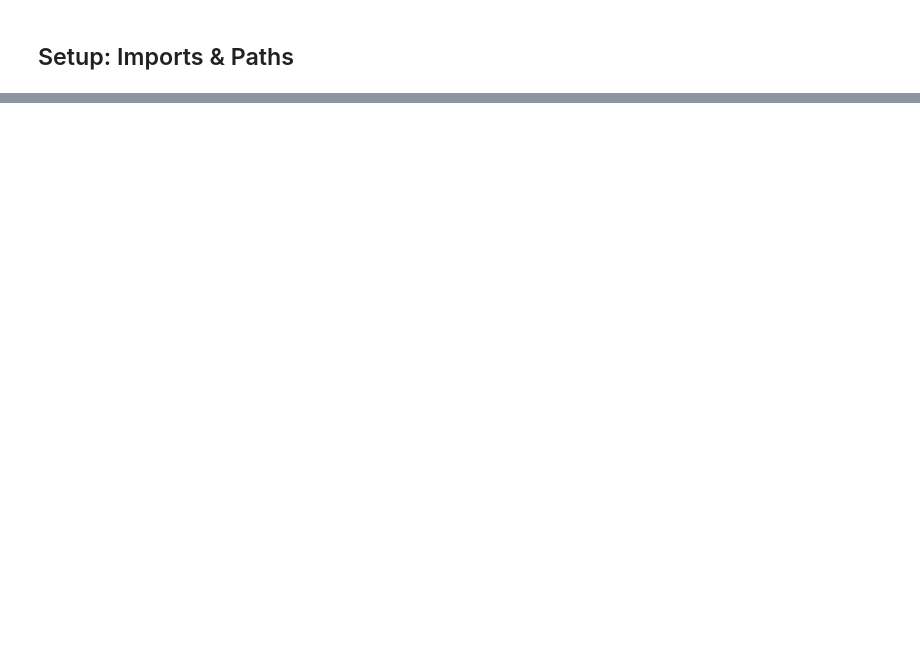
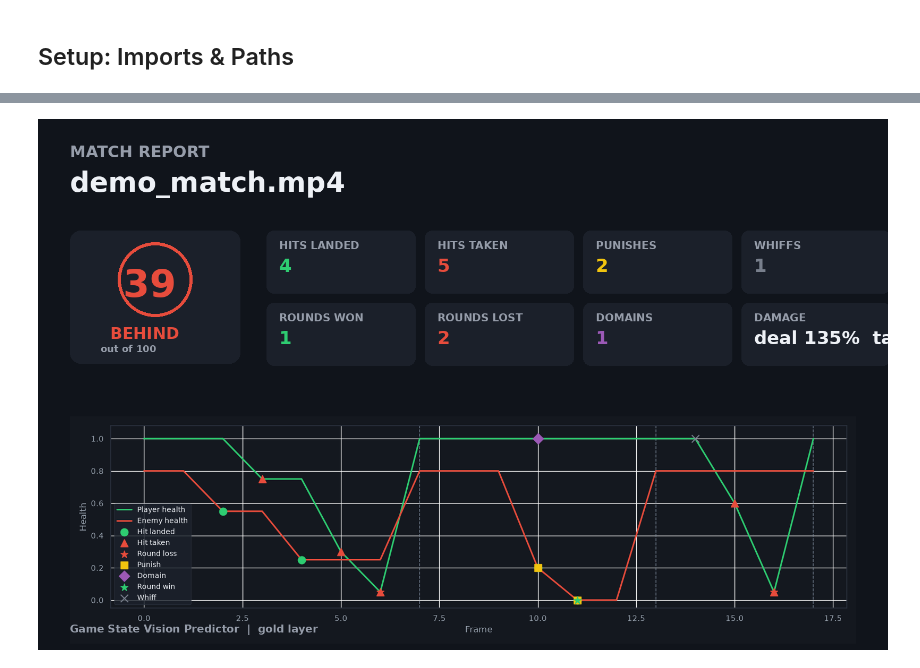
Before and after one commit to Beary346/Game-State-Vision-Predictor, a Jupyter notebook: notebooks/03_gold_modeling.ipynb, the cells around one changed output, grey strips where cells are left out. Cells and saved outputs as stored; diff of their text form; code cells hidden in the pictures; blank space fills up the shorter version.

```diff
--- a/notebooks/03_gold_modeling.ipynb
+++ b/notebooks/03_gold_modeling.ipynb
@@ -355,0 +503,13 @@ Now the full journey: a raw screenshot from `data/bronze/` goes through
+# %%
+report_result = process_vod_report(
+    states=demo_states,            # per-frame Silver dicts
+    model=model,                   # the state-reader from Part 5
+    vod_file="demo_match.mp4",
+    output_dir=str(Path(tempfile.mkdtemp()) / "report"),
+    experiment_name="gold_vod_report",
+    event_kwargs={"health_drop_threshold": 0.06, "punish_window_frames": 3},
+)
+print(f"Run ID     : {report_result['run_id']}")
+print(f"Score      : {report_result['score']:.0f} / 100")
+print(f"Timeline   : {report_result['timeline_json']}")
+print(f"Stat card  : {report_result['stat_card']}")
@@ -355,0 +552,6 @@ Now the full journey: a raw screenshot from `data/bronze/` goes through
+# %%
+from IPython.display import Image as IPImage
+
+IPImage(report_result["stat_card"], width=1100)
+# %% [output]
+[figure, added]
```
Also changed, not shown: parts of 37 cells of this notebook, 10 other files.
